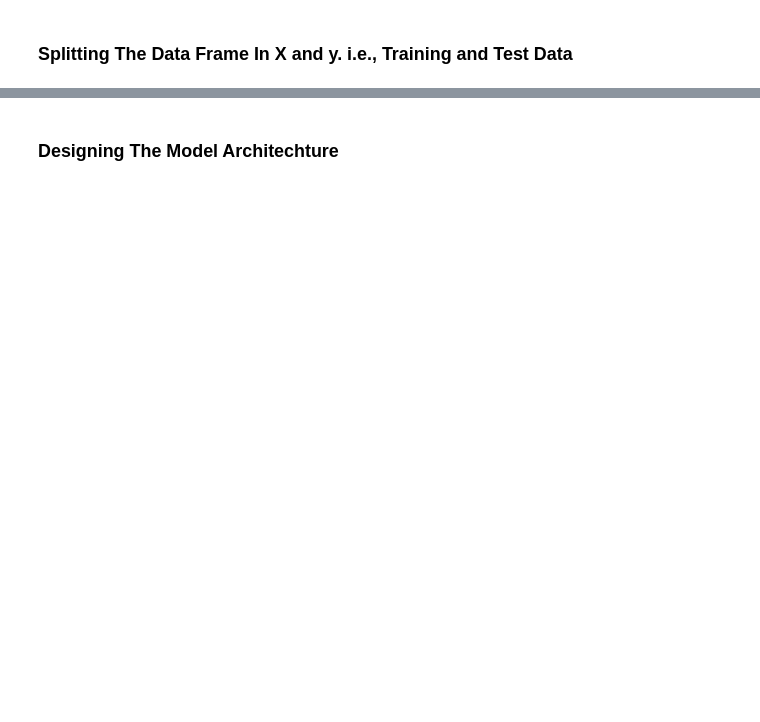
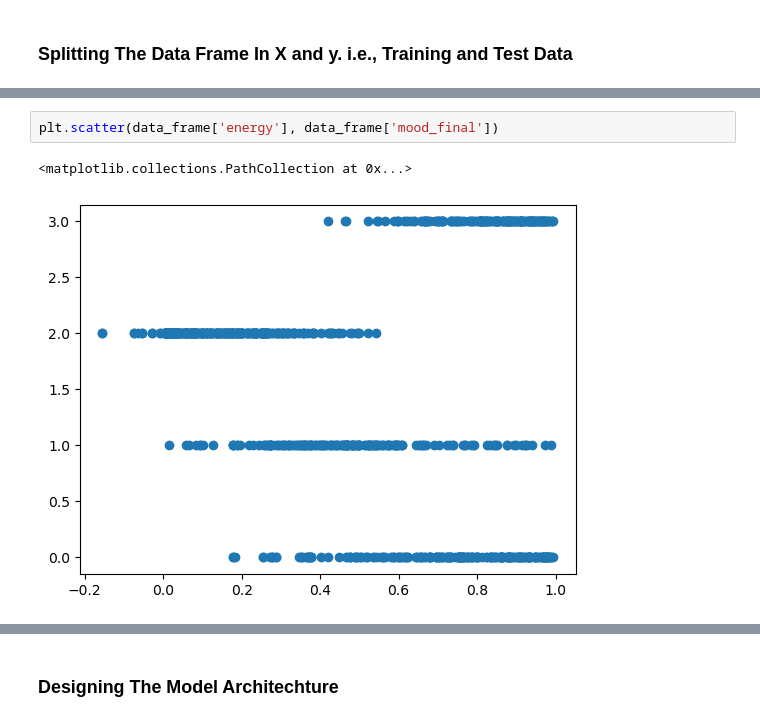
Before and after one commit to nilayjain12/Play_Song_By_Mood, a Jupyter notebook: play_song_by_mood.ipynb, the cells around one changed output, grey strips where cells are left out. Saved outputs shown, nothing was run; the diff lists cells and outputs as text; blank space fills up the shorter version.

```diff
--- a/play_song_by_mood.ipynb
+++ b/play_song_by_mood.ipynb
@@ -94,0 +104,5 @@ X_train
+# %%
+plt.scatter(data_frame['energy'], data_frame['mood_final'])
+# %% [output]
+<matplotlib.collections.PathCollection at 0x...>
+[figure, added]
```
Also changed, not shown: parts of 42 cells of this notebook, 13 other files.
